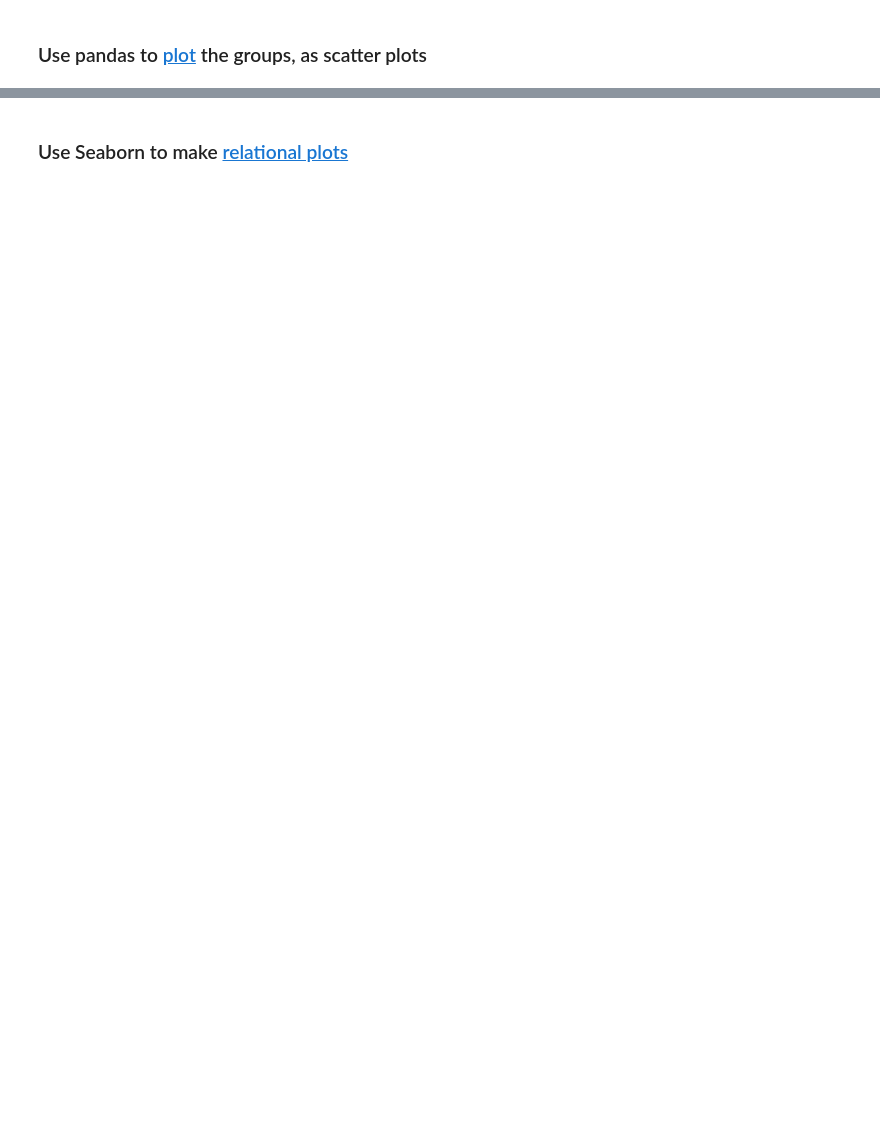
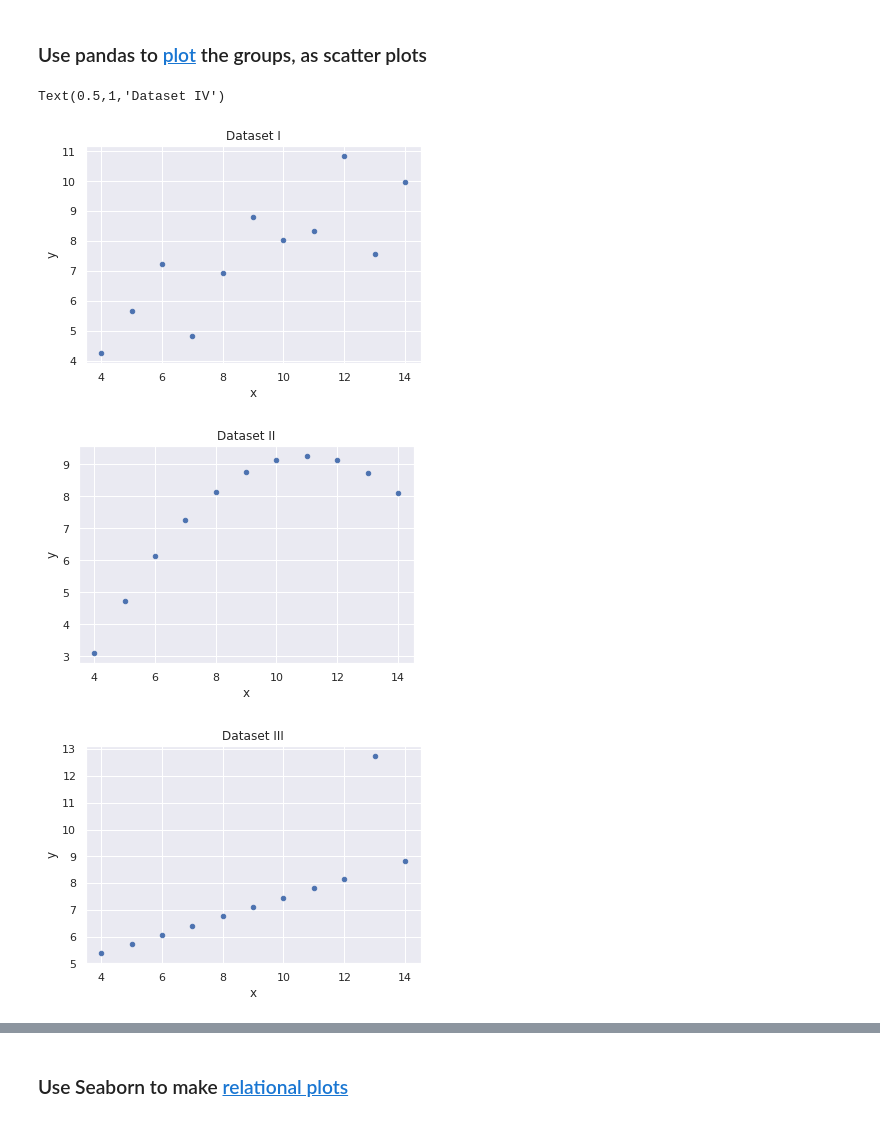
Before and after one commit to bloominstituteoftechnology/DS-Sprint-02-Storytelling-With-Data, a Jupyter notebook: module2-choose-appropriate-visualizations/LS_DS_122_Choose_appropriate_visualizations.ipynb, the cells around one changed output, grey strips where cells are left out. Cells and saved outputs as stored; diff of their text form; code cells hidden in the pictures; blank space fills up the shorter version.

```diff
--- a/module2-choose-appropriate-visualizations/LS_DS_122_Choose_appropriate_visualizations.ipynb
+++ b/module2-choose-appropriate-visualizations/LS_DS_122_Choose_appropriate_visualizations.ipynb
@@ -68,4 +225,6 @@ df = sns.load_dataset('anscombe')
 # %% [markdown]
 ### [Group by](https://pandas.pydata.org/pandas-docs/stable/generated/pandas.DataFrame.groupby.html) `'dataset'`
+# %%
+df_group = df.groupby(df['dataset'])
 # %% [markdown]
 ### [Describe](https://pandas.pydata.org/pandas-docs/stable/generated/pandas.DataFrame.describe.html) the groups
@@ -80,2 +289,14 @@ df = sns.load_dataset('anscombe')
 # %% [markdown]
 ### Use pandas to [plot](https://pandas.pydata.org/pandas-docs/stable/generated/pandas.DataFrame.plot.html) the groups, as scatter plots
+# %%
+axes = df_group.plot('x','y', kind='scatter');
+
+axes[0].set_title('Dataset I')
+axes[1].set_title('Dataset II')
+axes[2].set_title('Dataset III')
+axes[3].set_title('Dataset IV')
+# %% [output]
+Text(0.5,1,'Dataset IV')
+[figure, added]
+[figure, added]
+[figure, added]
```
Also changed, not shown: parts of 46 cells of this notebook.
